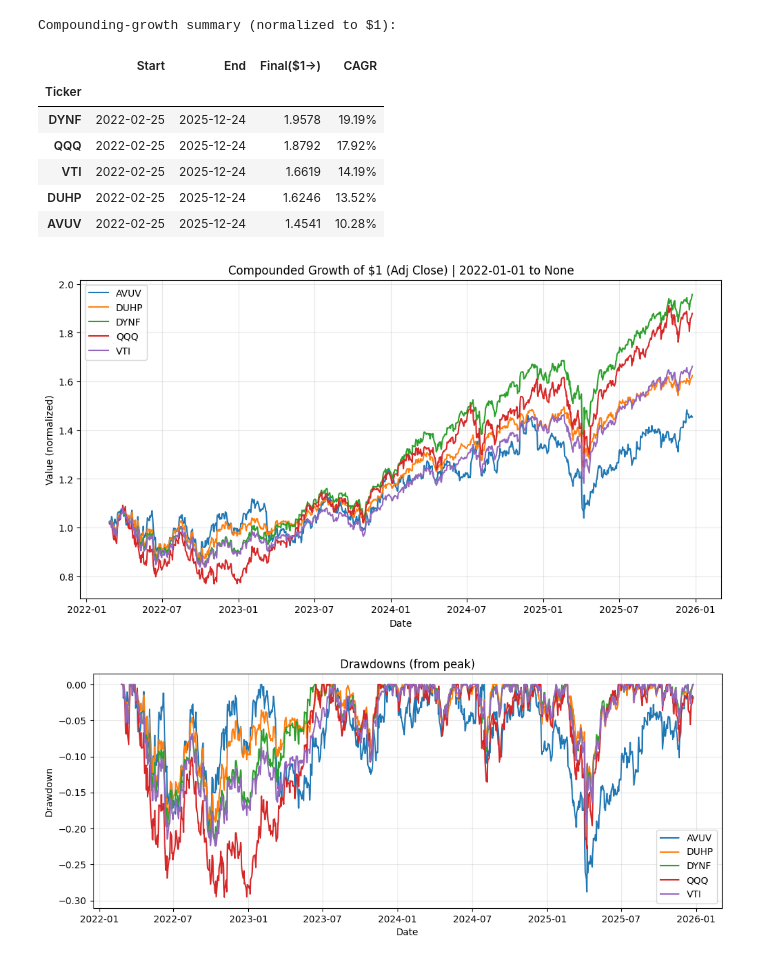
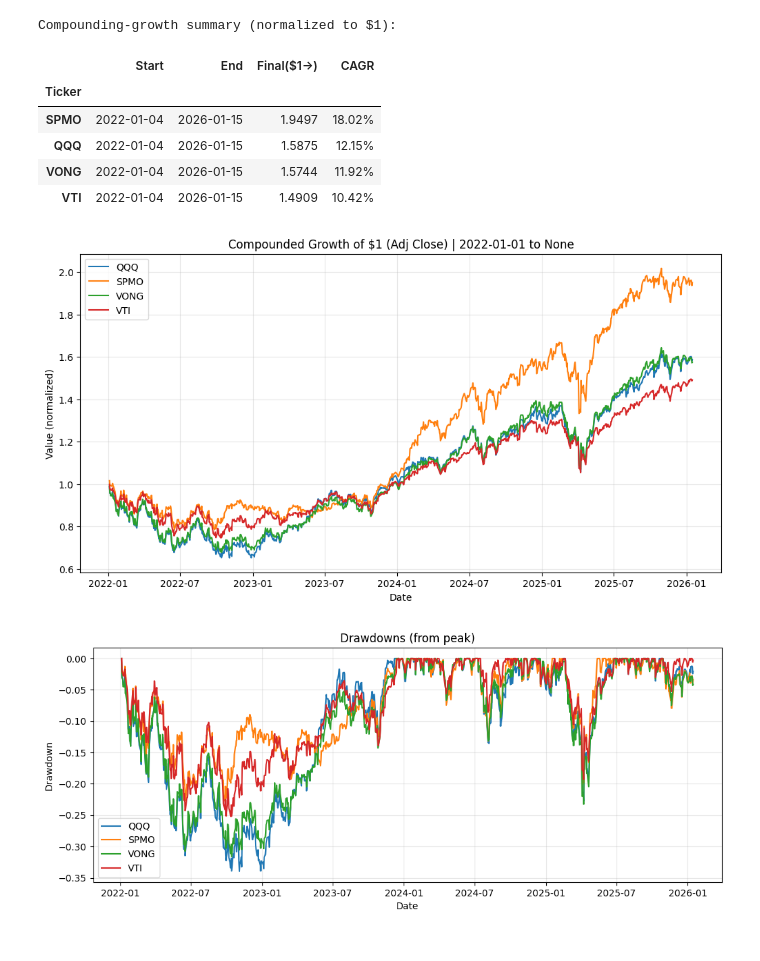
Before and after one commit to sacrom-wongbe/compounding-focus-finance-tooling, a Jupyter notebook: Correlator.ipynb, the cells around one changed output. Saved outputs shown, nothing was run; the diff lists cells and outputs as text; code cells hidden in the pictures.

```diff
--- a/Correlator.ipynb
+++ b/Correlator.ipynb
@@ -128,7 +128,7 @@ import matplotlib.pyplot as plt
 # ----------------------------
 # User settings
 # ----------------------------
-tickers = ["VTI", "AVUV", "DYNF", "JQUA", "QQQ"]      # 2+ tickers
+tickers = ["VTI", "VONG", "QQQ", "SPMO"]      # 2+ tickers
 start = "2022-01-01"
 end   = None
 
@@ -189,40 +189,39 @@ plt.title(f"Compounded Growth of ${initial_value:.0f} (Adj Close) | {start} to {
 plt.xlabel("Date")
 plt.ylabel("Value (normalized)")
 if use_log_scale:
     plt.yscale("log")
     plt.ylabel("Value (log scale, normalized)")
 
 plt.grid(True, alpha=0.3)
 plt.legend()
 plt.show()
 
 # ----------------------------
 # Optional: Drawdown chart (peak-to-trough % decline)
 # ----------------------------
 if show_drawdown:
     running_max = growth.cummax()
     drawdown = growth / running_max - 1.0
 
     plt.figure(figsize=(12, 4.5))
     for col in drawdown.columns:
         plt.plot(drawdown.index, drawdown[col], label=col)
     plt.title("Drawdowns (from peak)")
     plt.xlabel("Date")
     plt.ylabel("Drawdown")
     plt.grid(True, alpha=0.3)
     plt.legend()
     plt.show()
 # %% [output]
 Compounding-growth summary (normalized to $1):
 |  | Start | End | Final($1->) | CAGR |
 | Ticker |  |  |  |  |
-| DYNF | 2022-02-25 | 2025-12-24 | 1.9578 | 19.19% |
-| QQQ | 2022-02-25 | 2025-12-24 | 1.8792 | 17.92% |
-| VTI | 2022-02-25 | 2025-12-24 | 1.6619 | 14.19% |
-| DUHP | 2022-02-25 | 2025-12-24 | 1.6246 | 13.52% |
-| AVUV | 2022-02-25 | 2025-12-24 | 1.4541 | 10.28% |
+| SPMO | 2022-01-04 | 2026-01-15 | 1.9497 | 18.02% |
+| QQQ | 2022-01-04 | 2026-01-15 | 1.5875 | 12.15% |
+| VONG | 2022-01-04 | 2026-01-15 | 1.5744 | 11.92% |
+| VTI | 2022-01-04 | 2026-01-15 | 1.4909 | 10.42% |
-[figure, old version]
+[figure, new version]
-[figure, old version]
+[figure, new version]
 # %%
 # If needed (run once): !pip install yfinance pandas matplotlib
 
```
Also changed, not shown: parts of 2 cells of this notebook, 4 other files.
